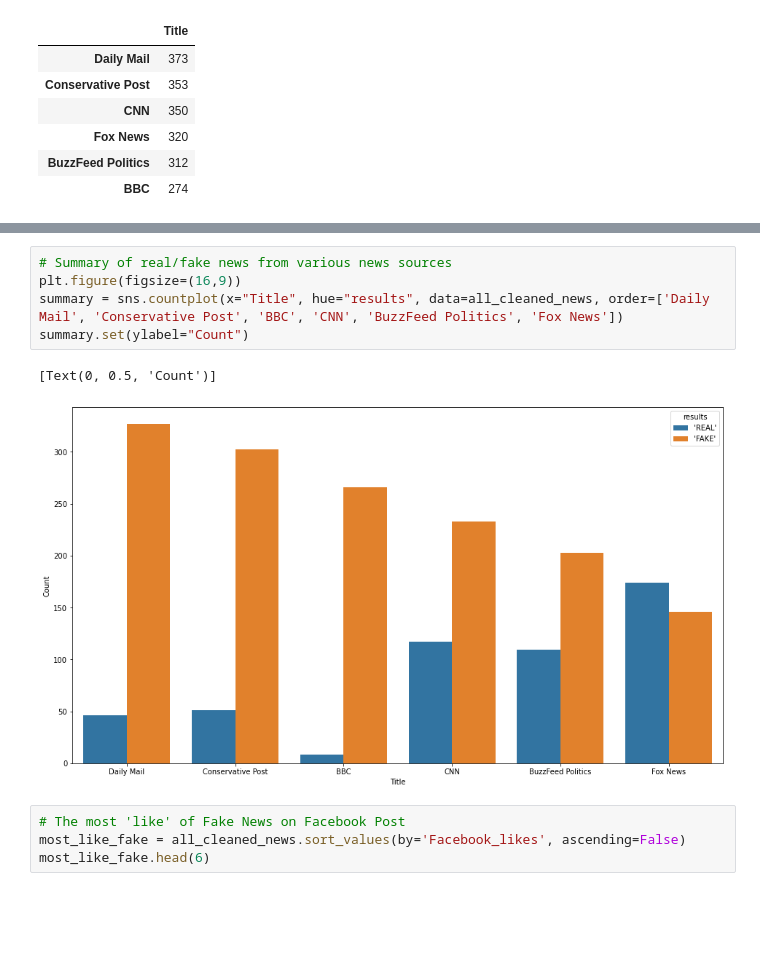
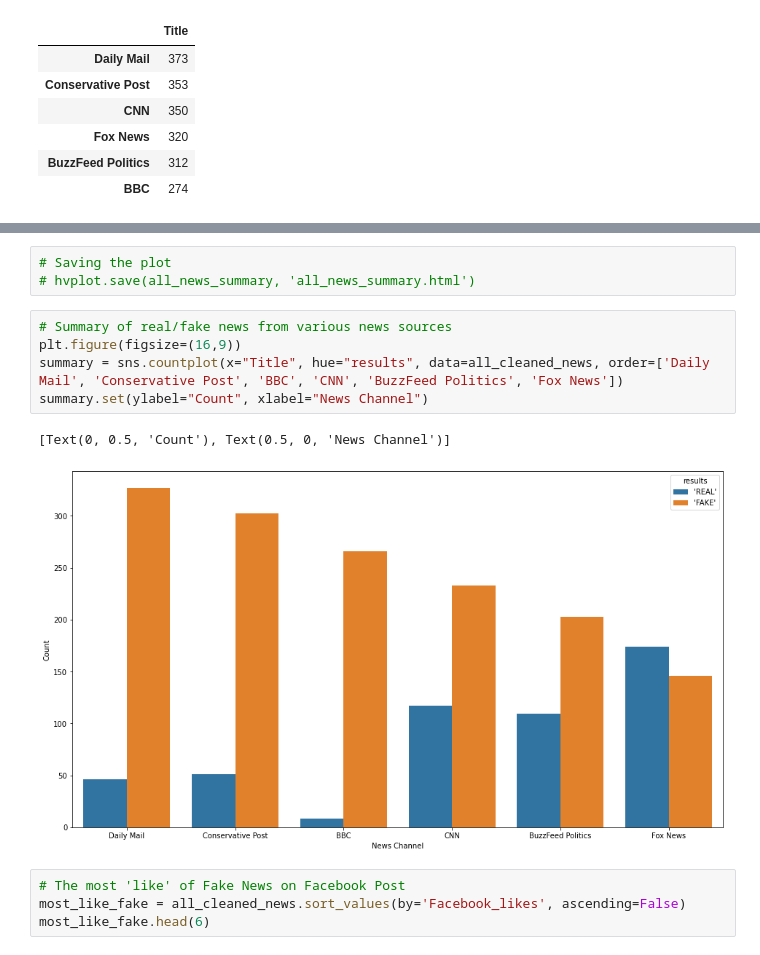
Before and after one commit to aliciasply/Final-Project, a Jupyter notebook: Code/Final-Visualization-Data-Cleaning-Alicia .ipynb, the cells around one changed output, grey strips where cells are left out. Saved outputs shown, nothing was run; the diff lists cells and outputs as text; blank space fills up the shorter version.

```diff
--- a/Code/Final-Visualization-Data-Cleaning-Alicia .ipynb
+++ b/Code/Final-Visualization-Data-Cleaning-Alicia .ipynb
@@ -246,11 +227,14 @@ all_cleaned_news.
+# %%
+# Saving the plot
+# hvplot.save(all_news_summary, 'all_news_summary.html')
 # %%
 # Summary of real/fake news from various news sources
 plt.figure(figsize=(16,9))
 summary = sns.countplot(x="Title", hue="results", data=all_cleaned_news, order=['Daily Mail', 'Conservative Post', 'BBC', 'CNN', 'BuzzFeed Politics', 'Fox News'])
-summary.set(ylabel="Count")
+summary.set(ylabel="Count", xlabel="News Channel")
 # %% [output]
-[Text(0, 0.5, 'Count')]
+[Text(0, 0.5, 'Count'), Text(0.5, 0, 'News Channel')]
-[figure, old version]
+[figure, new version]
 # %%
 # The most 'like' of Fake News on Facebook Post
 most_like_fake = all_cleaned_news.sort_values(by='Facebook_likes', ascending=False)
```
Also changed, not shown: parts of 19 cells of this notebook, 34 other files.
